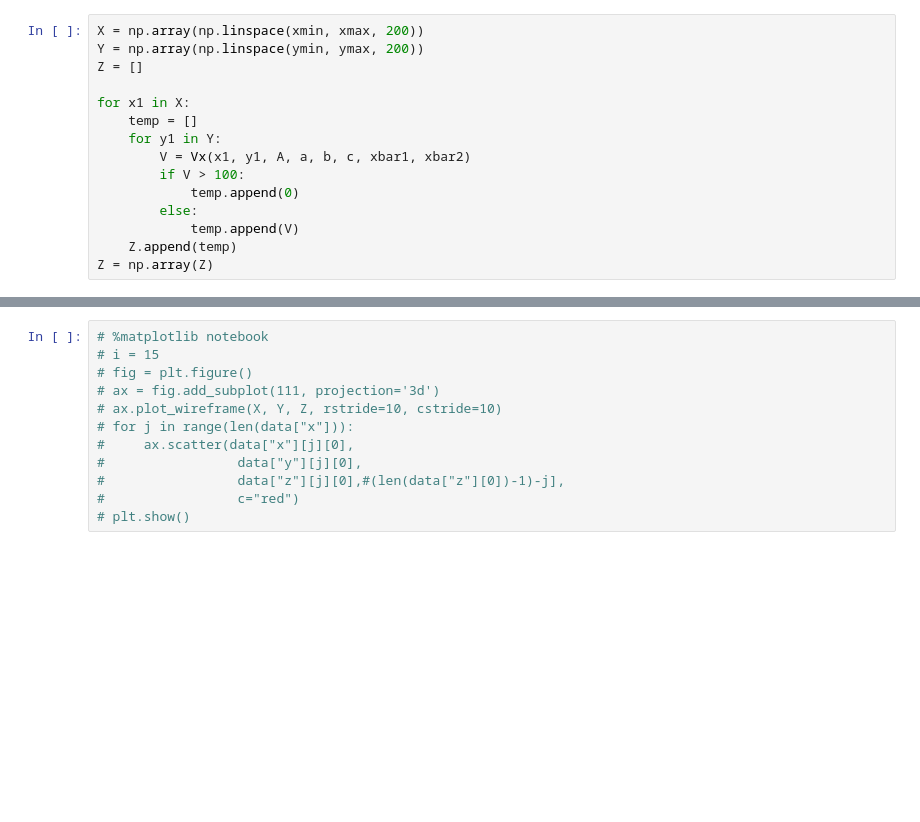
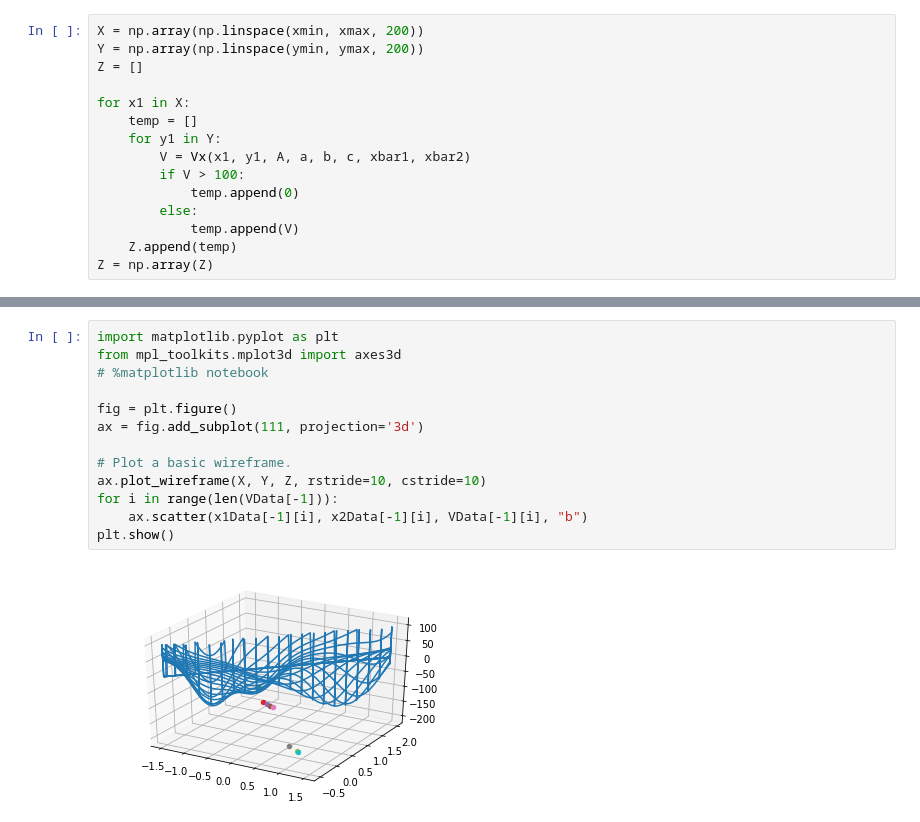
Before and after one commit to popoiopo/NumAlgoProject, a Jupyter notebook: simAn.ipynb, the cells around one changed output, grey strips where cells are left out. Saved outputs shown, nothing was run; the diff lists cells and outputs as text; blank space fills up the shorter version.

```diff
--- a/simAn.ipynb
+++ b/simAn.ipynb
@@ -373,12 +335,15 @@ Vx(-0.85, 1.35, A, a, b, c, xbar1, xbar2)
 # %%
+import matplotlib.pyplot as plt
+from mpl_toolkits.mplot3d import axes3d
 # %matplotlib notebook
-# i = 15
-# fig = plt.figure()
-# ax = fig.add_subplot(111, projection='3d')
-# ax.plot_wireframe(X, Y, Z, rstride=10, cstride=10)
-# for j in range(len(data["x"])):
-#     ax.scatter(data["x"][j][0],
-#                 data["y"][j][0],
-#                 data["z"][j][0],#(len(data["z"][0])-1)-j],
-#                 c="red")
-# plt.show()
+
+fig = plt.figure()
+ax = fig.add_subplot(111, projection='3d')
+
+# Plot a basic wireframe.
+ax.plot_wireframe(X, Y, Z, rstride=10, cstride=10)
+for i in range(len(VData[-1])):
+    ax.scatter(x1Data[-1][i], x2Data[-1][i], VData[-1][i], "b")
+plt.show()
+# %% [output]
+[figure, added]
```
Also changed, not shown: parts of 12 cells of this notebook.
